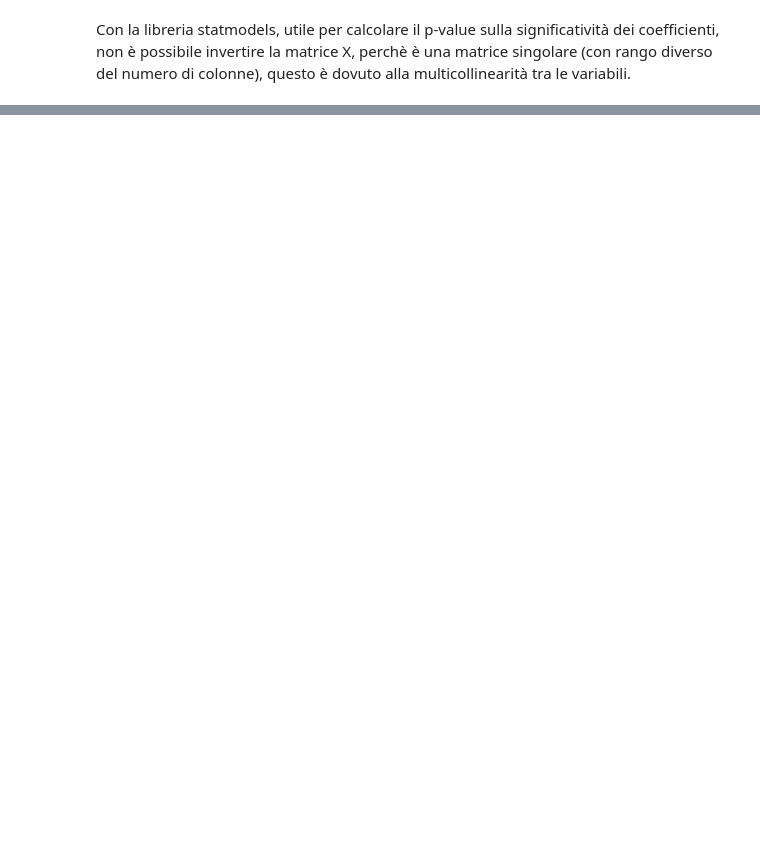
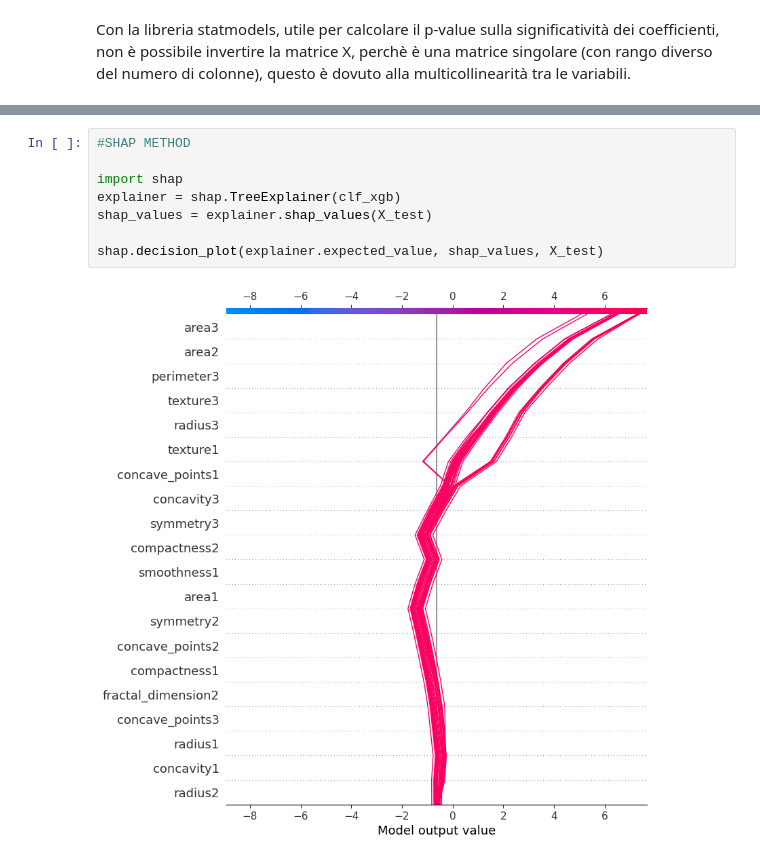
Before and after one commit to Danielevanzan/Progetto_data_proc, a Jupyter notebook: progetto.ipynb, the cells around one changed output, grey strips where cells are left out. Drawn from its saved outputs; the diff is of its cells as text; blank space fills up the shorter version.

```diff
--- a/progetto.ipynb
+++ b/progetto.ipynb
@@ -428,0 +434,10 @@ Fidelity of the Surrogate Model (R² Score): 1.0000
+# %%
+#SHAP METHOD
+
+import shap
+explainer = shap.TreeExplainer(clf_xgb)
+shap_values = explainer.shap_values(X_test)
+
+shap.decision_plot(explainer.expected_value, shap_values, X_test)
+# %% [output]
+[figure, added]
```
Also changed, not shown: parts of 7 cells of this notebook.
